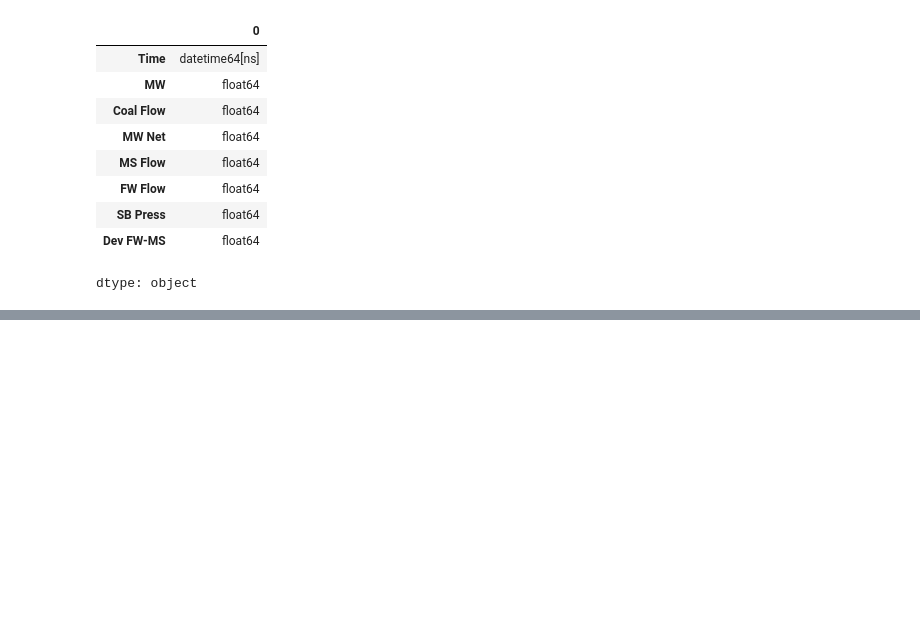
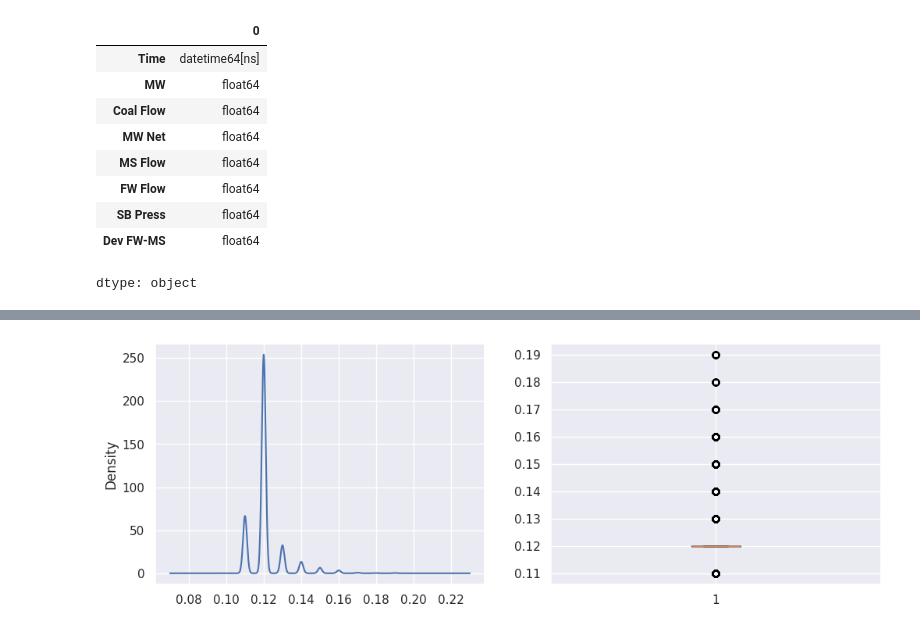
Before and after one commit to johanpowereng/belajar-machine-learning, a Jupyter notebook: Deviation_FW_MS_Flow.ipynb, the cells around one changed output, grey strips where cells are left out. Saved outputs shown, nothing was run; the diff lists cells and outputs as text; code cells hidden in the pictures; blank space fills up the shorter version.

```diff
--- a/Deviation_FW_MS_Flow.ipynb
+++ b/Deviation_FW_MS_Flow.ipynb
@@ -49,0 +129,4 @@ dtype: object
+# %%
+SB= df[ (df['SB Press'] >= 0.2) ].index
+df.drop(SB , inplace=True)
+df.head(5)
@@ -49,0 +149,9 @@ dtype: object
+# %%
+f = plt.figure(figsize=(12,4))
+f.add_subplot(1,2,1)
+df['SB Press'].plot(kind='kde')
+f.add_subplot(1,2,2)
+plt.boxplot(df['SB Press'])
+plt.show()
+# %% [output]
+[figure, added]
```
Also changed, not shown: parts of 16 cells of this notebook.
